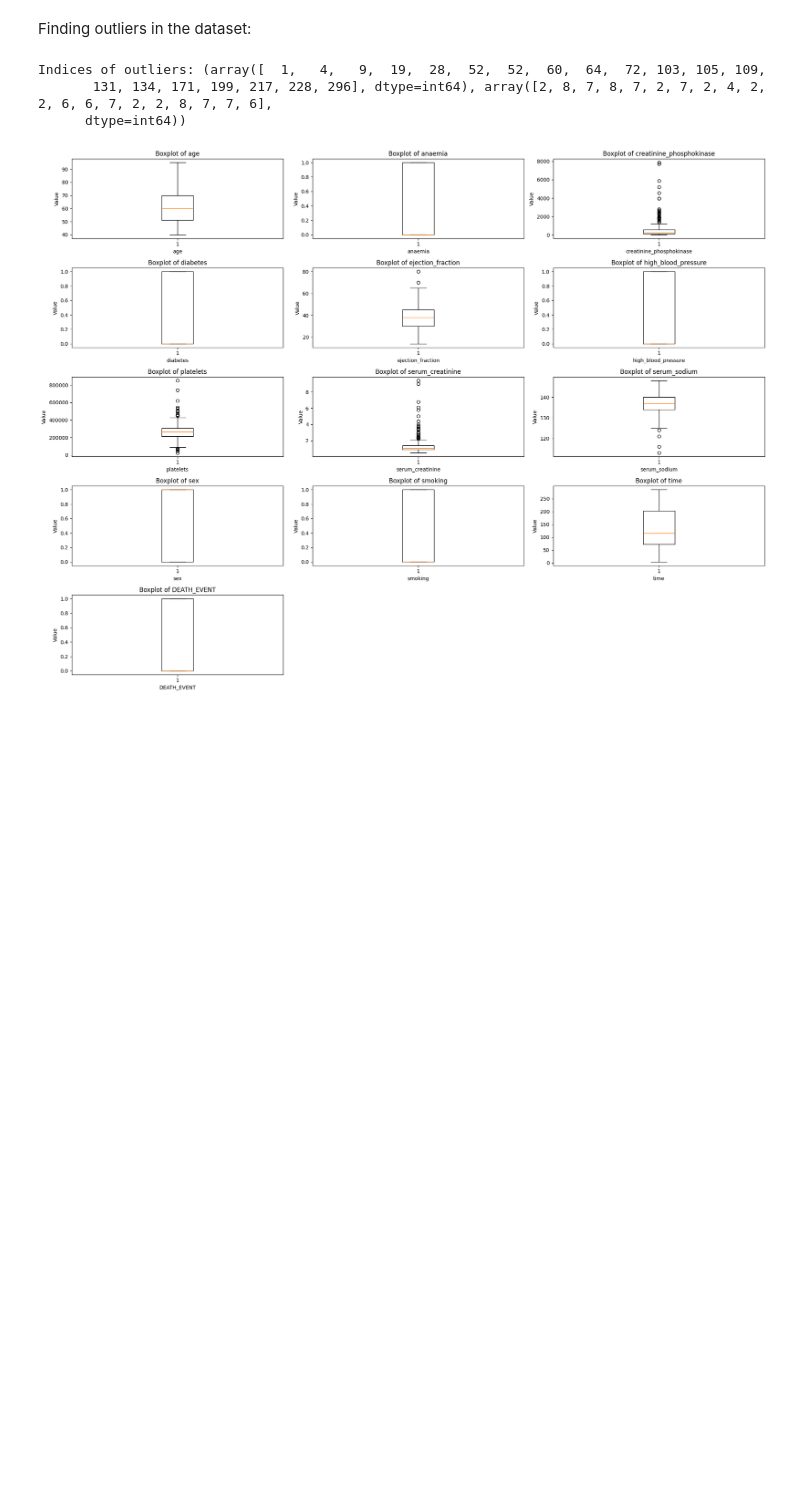
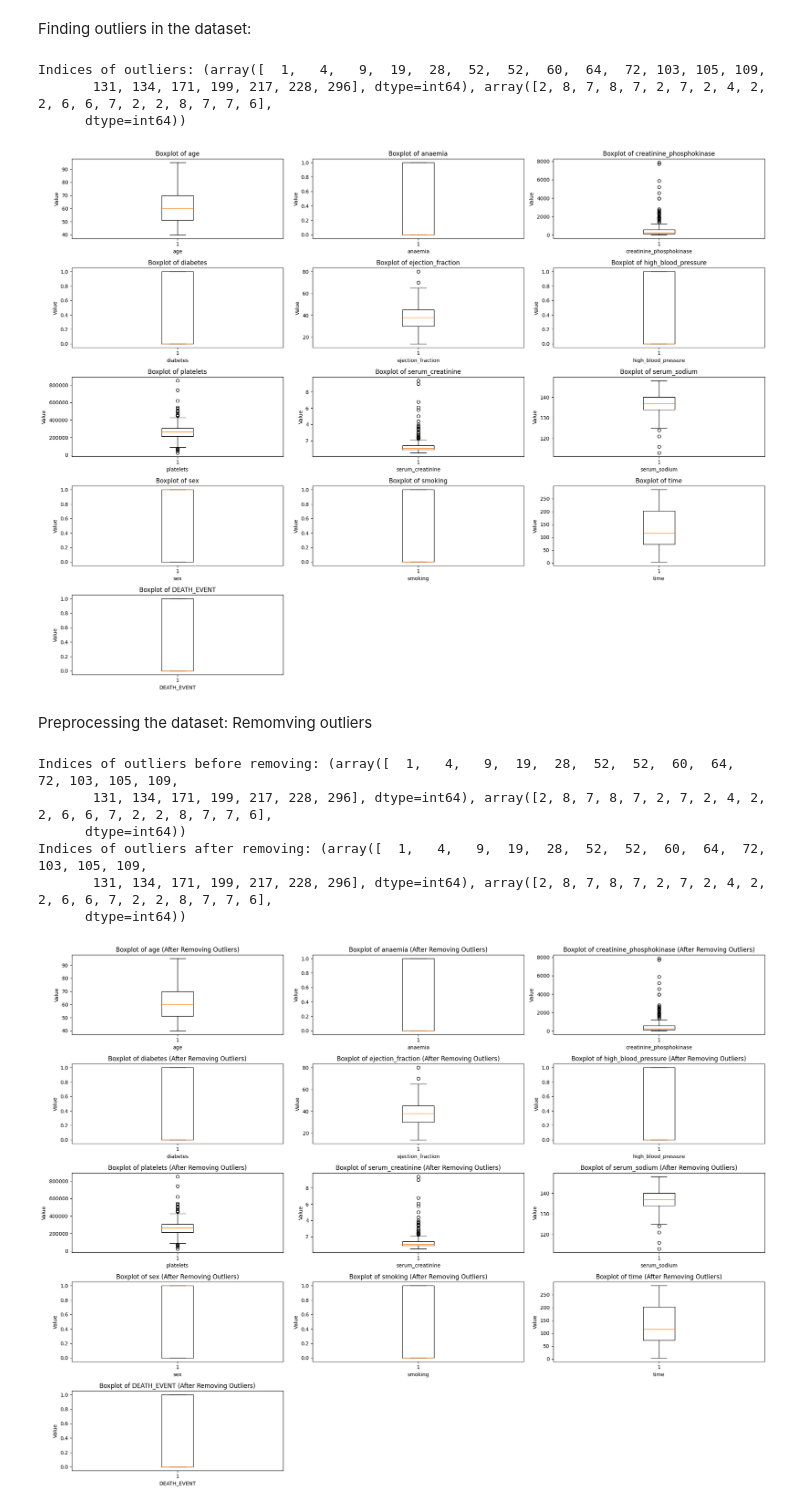
Before and after one commit to savilrosario1905/DMAT-assignment, a Jupyter notebook: heart_prediction.ipynb, the cells around one changed output. Cells and saved outputs as stored; diff of their text form; code cells hidden in the pictures; blank space fills up the shorter version.

Commit message:
removing outliers

```diff
--- a/heart_prediction.ipynb
+++ b/heart_prediction.ipynb
@@ -111,3 +111,58 @@ Indices of outliers: (array([  1,   4,   9,  19,  28,  52,  52,  60,  64,  72, 1
        131, 134, 171, 199, 217, 228, 296], dtype=int64), array([2, 8, 7, 8, 7, 2, 7, 2, 4, 2, 2, 6, 6, 7, 2, 2, 8, 7, 7, 6],
       dtype=int64))
 [figure]
+# %% [markdown]
+Preprocessing the dataset:
+Remomving outliers
+# %%
+import matplotlib.pyplot as plt
+# Creating a copy to preserve the original dataset
+data_csv_copy = data_csv.copy()
+
+#Finding outliers using Z-score
+from scipy.stats import zscore
+
+variables = data_csv_copy.select_dtypes(include=np.number).columns.tolist()
+z_scores_before = np.abs(zscore(data_csv_copy[variables]))
+
+# Set a threshold of 3 for Z-score
+threshold = 3
+outliers_before = np.where(z_scores_before > threshold)
+
+#Displaying the indices of outliers before removing outliers
+print("Indices of outliers before removing:", outliers_before)
+
+# Removing outliers by replacing them with median values
+for variable, outlier_indices in zip(variables, outliers_before[0]):
+    median_value = data_csv_copy[variable].median()
+    data_csv_copy.at[outlier_indices, variable] = median_value
+
+# Finding outliers after removing
+z_scores_after = np.abs(zscore(data_csv_copy[variables]))
+outliers_after = np.where(z_scores_after > threshold)
+
+# Displaying the indices of outliers after removing
+print("Indices of outliers after removing:", outliers_after)
+
+# Visualizing outliers using boxplots after removing outliers
+num_variables = len(variables)
+num_rows = int(np.ceil(num_variables / 3))
+num_cols = min(num_variables, 3)
+
+plt.figure(figsize=(20, 15))
+for i, column in enumerate(variables):
+    plt.subplot(num_rows, num_cols, i + 1)
+    plt.boxplot(data_csv_copy[column])
+    plt.title(f'Boxplot of {column} (After Removing Outliers)')
+    plt.xlabel(column)
+    plt.ylabel('Value')
+plt.tight_layout()
+plt.show()
+# %% [output]
+Indices of outliers before removing: (array([  1,   4,   9,  19,  28,  52,  52,  60,  64,  72, 103, 105, 109,
+       131, 134, 171, 199, 217, 228, 296], dtype=int64), array([2, 8, 7, 8, 7, 2, 7, 2, 4, 2, 2, 6, 6, 7, 2, 2, 8, 7, 7, 6],
+      dtype=int64))
+Indices of outliers after removing: (array([  1,   4,   9,  19,  28,  52,  52,  60,  64,  72, 103, 105, 109,
+       131, 134, 171, 199, 217, 228, 296], dtype=int64), array([2, 8, 7, 8, 7, 2, 7, 2, 4, 2, 2, 6, 6, 7, 2, 2, 8, 7, 7, 6],
+      dtype=int64))
+[figure, added]
```
